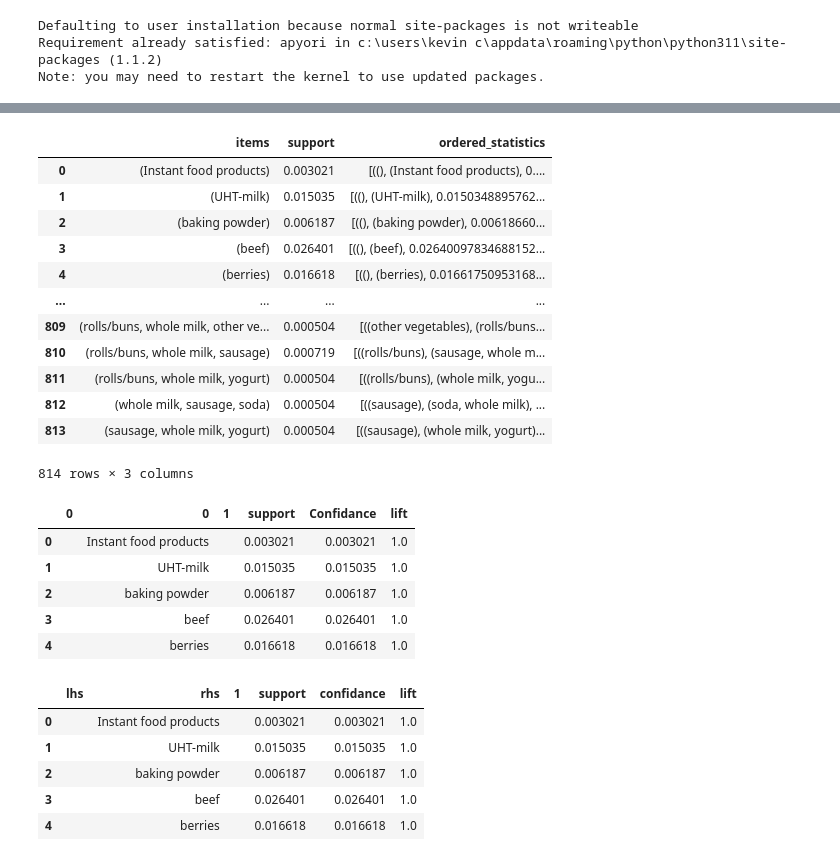
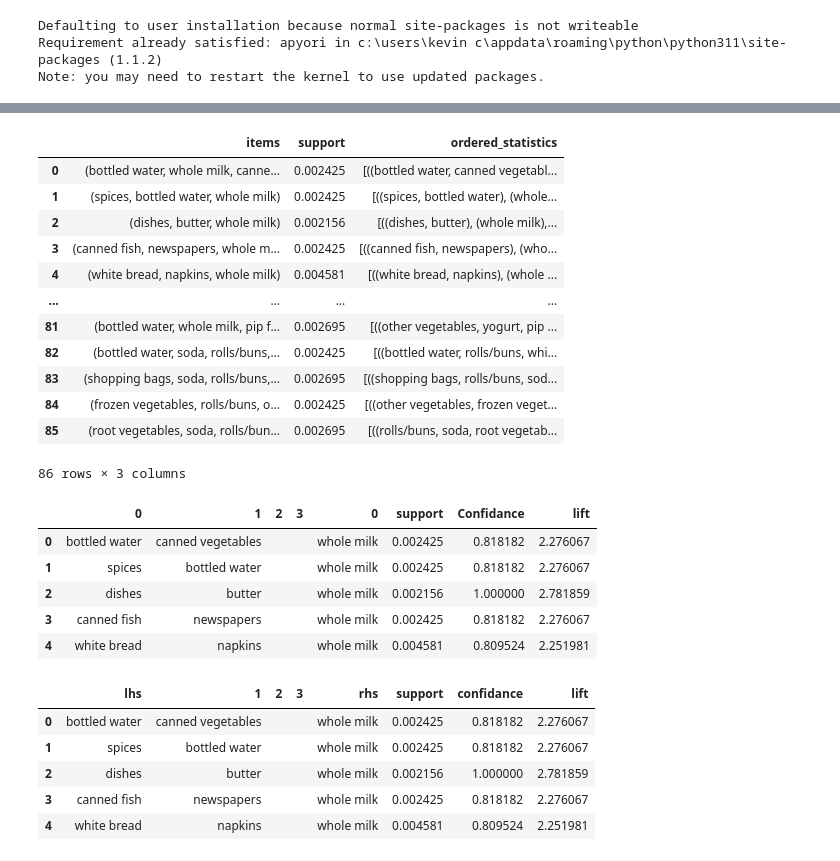
Before and after one commit to ZuxingGit/MBD_assign3, a Jupyter notebook: code/task1.ipynb, the cells around one changed output, grey strips where cells are left out. Saved outputs shown, nothing was run; the diff lists cells and outputs as text; code cells hidden in the pictures.

```diff
--- a/code/task1.ipynb
+++ b/code/task1.ipynb
@@ -57,11 +57,17 @@ Index(['Member_number', 'Date', 'itemDescription', 'year', 'month', 'day',
       dtype='object')
 # %%
 # Group the data by 'Member_number' and 'Date', then aggregate the 'itemDescription' into lists
-transactions_data = data.groupby(['Member_number', 'Date'])['itemDescription'].apply(list).reset_index()
+transactions_data = data.groupby(['Member_number'])['itemDescription'].apply(list).reset_index()
 
 # Extract the list of transactions
 transactions = transactions_data['itemDescription'].tolist()
 
+sorted_transactions = [sorted(list(set(transaction))) for transaction in transactions]
+
+transactions = sorted_transactions
+
+transactions = [transaction for transaction in transactions if len(transaction) > 1]
+
 # Display the first transaction as an example
 transactions[0]
 # %% [output]
@@ -77,7 +93,7 @@ Note: you may need to restart the kernel to use updated packages.
 # %%
 from apyori import apriori
 from mlxtend.frequent_patterns import association_rules
-rules = apriori(transactions, min_support=0.0005, min_confidence=0.002)
+rules = apriori(transactions, min_support=0.002, min_confidence=0.8,min_lift=1, min_length=1)
 Results = list(rules)
 Results
 # %% [output]
@@ -103,18 +119,18 @@ df_results = pd.DataFrame(Results)
 df_results
 # %% [output]
 |  | items | support | ordered_statistics |
-| 0 | (Instant food products) | 0.003021 | [((), (Instant food products), 0.... |
-| 1 | (UHT-milk) | 0.015035 | [((), (UHT-milk), 0.0150348895762... |
-| 2 | (baking powder) | 0.006187 | [((), (baking powder), 0.00618660... |
-| 3 | (beef) | 0.026401 | [((), (beef), 0.02640097834688152... |
-| 4 | (berries) | 0.016618 | [((), (berries), 0.01661750953168... |
+| 0 | (bottled water, whole milk, canne... | 0.002425 | [((bottled water, canned vegetabl... |
+| 1 | (spices, bottled water, whole milk) | 0.002425 | [((spices, bottled water), (whole... |
+| 2 | (dishes, butter, whole milk) | 0.002156 | [((dishes, butter), (whole milk),... |
+| 3 | (canned fish, newspapers, whole m... | 0.002425 | [((canned fish, newspapers), (who... |
+| 4 | (white bread, napkins, whole milk) | 0.004581 | [((white bread, napkins), (whole ... |
 | ... | ... | ... | ... |
-| 809 | (rolls/buns, whole milk, other ve... | 0.000504 | [((other vegetables), (rolls/buns... |
-| 810 | (rolls/buns, whole milk, sausage) | 0.000719 | [((rolls/buns), (sausage, whole m... |
-| 811 | (rolls/buns, whole milk, yogurt) | 0.000504 | [((rolls/buns), (whole milk, yogu... |
-| 812 | (whole milk, sausage, soda) | 0.000504 | [((sausage), (soda, whole milk), ... |
-| 813 | (sausage, whole milk, yogurt) | 0.000504 | [((sausage), (whole milk, yogurt)... |
+| 81 | (bottled water, whole milk, pip f... | 0.002695 | [((other vegetables, yogurt, pip ... |
+| 82 | (bottled water, soda, rolls/buns,... | 0.002425 | [((bottled water, rolls/buns, whi... |
+| 83 | (shopping bags, soda, rolls/buns,... | 0.002695 | [((shopping bags, rolls/buns, sod... |
+| 84 | (frozen vegetables, rolls/buns, o... | 0.002425 | [((other vegetables, frozen veget... |
+| 85 | (root vegetables, soda, rolls/bun... | 0.002695 | [((rolls/buns, soda, root vegetab... |
-814 rows × 3 columns
+86 rows × 3 columns
 # %%
 # keep support in a separate data frame so we can use later
 support = df_results.support
@@ -148,22 +164,22 @@ df_final
 df_final.fillna(value=' ', inplace=True)
 df_final.head()
 # %% [output]
-|  | 0 | 0 | 1 | support | Confidance | lift |
-| 0 |  | Instant food products |  | 0.003021 | 0.003021 | 1.0 |
-| 1 |  | UHT-milk |  | 0.015035 | 0.015035 | 1.0 |
-| 2 |  | baking powder |  | 0.006187 | 0.006187 | 1.0 |
-| 3 |  | beef |  | 0.026401 | 0.026401 | 1.0 |
-| 4 |  | berries |  | 0.016618 | 0.016618 | 1.0 |
+|  | 0 | 1 | 2 | 3 | 0 | support | Confidance | lift |
+| 0 | bottled water | canned vegetables |  |  | whole milk | 0.002425 | 0.818182 | 2.276067 |
+| 1 | spices | bottled water |  |  | whole milk | 0.002425 | 0.818182 | 2.276067 |
+| 2 | dishes | butter |  |  | whole milk | 0.002156 | 1.000000 | 2.781859 |
+| 3 | canned fish | newspapers |  |  | whole milk | 0.002425 | 0.818182 | 2.276067 |
+| 4 | white bread | napkins |  |  | whole milk | 0.004581 | 0.809524 | 2.251981 |
 # %%
 #set column name
-df_final.columns = ['lhs','rhs',1,'support','confidance','lift']
+df_final.columns = ['lhs',1,2,3,'rhs','support','confidance','lift']
 df_final.head()
 # %% [output]
-|  | lhs | rhs | 1 | support | confidance | lift |
-| 0 |  | Instant food products |  | 0.003021 | 0.003021 | 1.0 |
-| 1 |  | UHT-milk |  | 0.015035 | 0.015035 | 1.0 |
-| 2 |  | baking powder |  | 0.006187 | 0.006187 | 1.0 |
-| 3 |  | beef |  | 0.026401 | 0.026401 | 1.0 |
-| 4 |  | berries |  | 0.016618 | 0.016618 | 1.0 |
+|  | lhs | 1 | 2 | 3 | rhs | support | confidance | lift |
+| 0 | bottled water | canned vegetables |  |  | whole milk | 0.002425 | 0.818182 | 2.276067 |
+| 1 | spices | bottled water |  |  | whole milk | 0.002425 | 0.818182 | 2.276067 |
+| 2 | dishes | butter |  |  | whole milk | 0.002156 | 1.000000 | 2.781859 |
+| 3 | canned fish | newspapers |  |  | whole milk | 0.002425 | 0.818182 | 2.276067 |
+| 4 | white bread | napkins |  |  | whole milk | 0.004581 | 0.809524 | 2.251981 |
 # %%
 # add all three column to lhs itemset only
```
Also changed, not shown: parts of 11 cells of this notebook.
